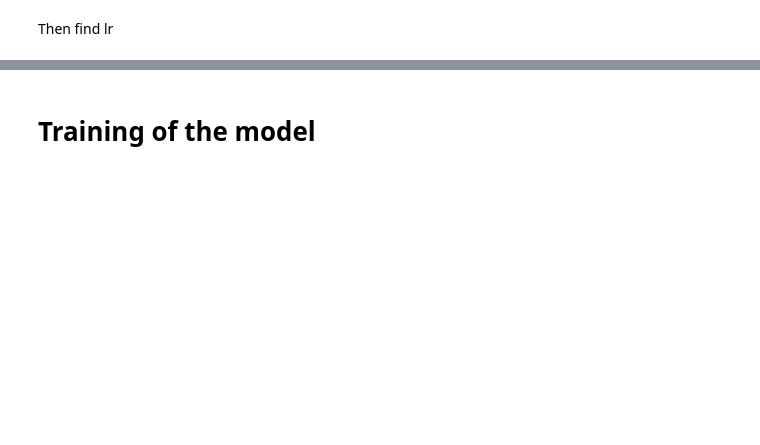
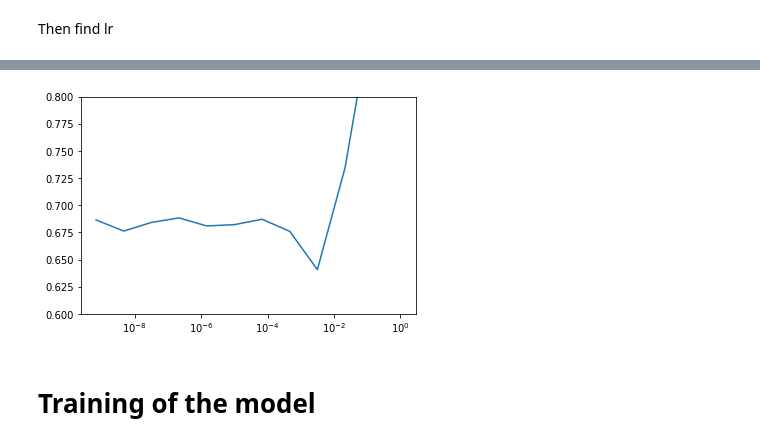
Before and after one commit to maxencemayrand/beat-tracking, a Jupyter notebook: model.ipynb, the cells around one changed output, grey strips where cells are left out. Saved outputs shown, nothing was run; the diff lists cells and outputs as text; code cells hidden in the pictures; blank space fills up the shorter version.

```diff
--- a/model.ipynb
+++ b/model.ipynb
@@ -210,7 +210,9 @@ showdata(spec, onsets, isbeat, beats)
 # %% [markdown]
 # Make training and validation sets
 # %%
-dataset = datasets.GTZAN(transform=totensor) + datasets.BALLROOM(transform=totensor)
+gtzan = datasets.GTZAN(transform=totensor, nb_files=6)
+ballroom = datasets.BALLROOM(transform=totensor, nb_files=6)
+dataset = gtzan + ballroom
 # %%
 p = 0.8
 train_size = int(p * len(dataset))
@@ -276,6 +272,8 @@ RuntimeError: invalid argument 0: Sizes of tensors must match except in dimensio
 # %%
-plt.ylim(0, 1)
+plt.ylim(0.6, 0.8)
 plt.semilogx(lr, losses);
+# %% [output]
+[figure, added]
 # %% [markdown]
 # Training of the model
 # %%
```
Also changed, not shown: parts of 21 cells of this notebook, 2 other files.
